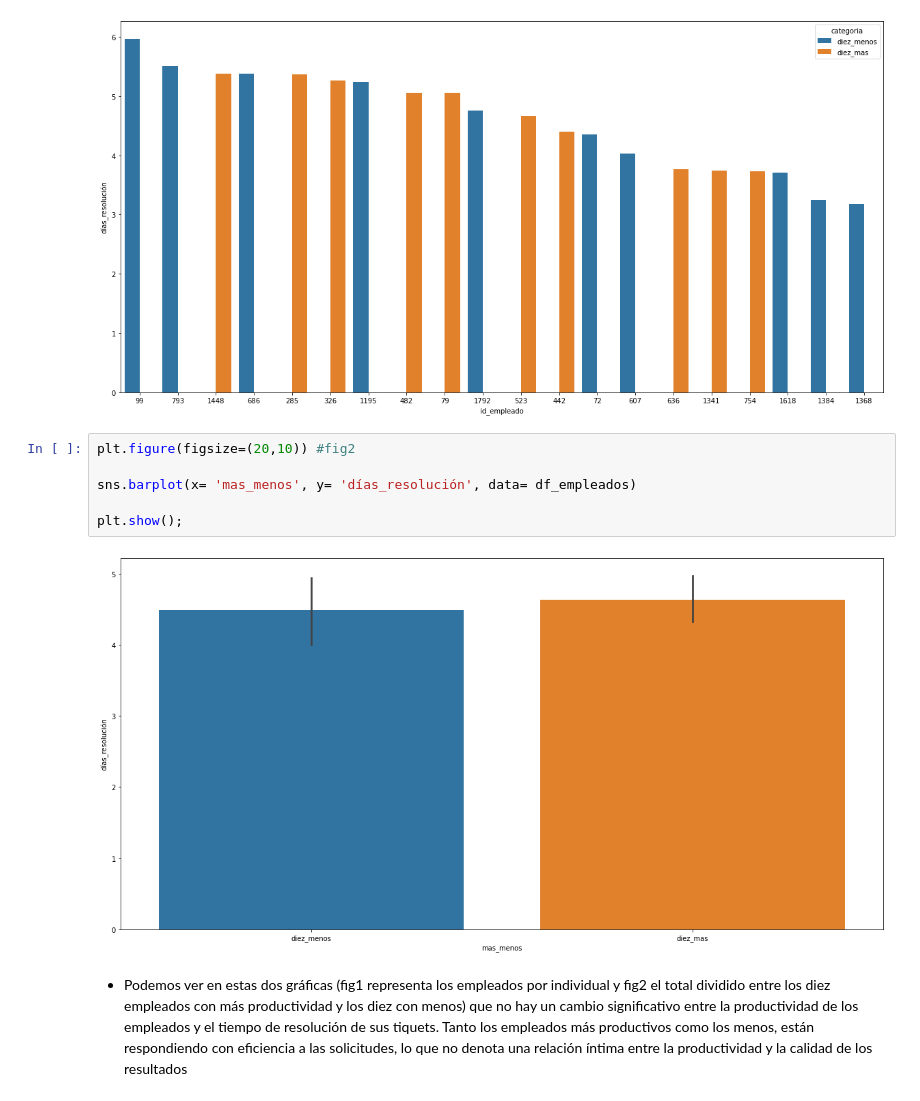
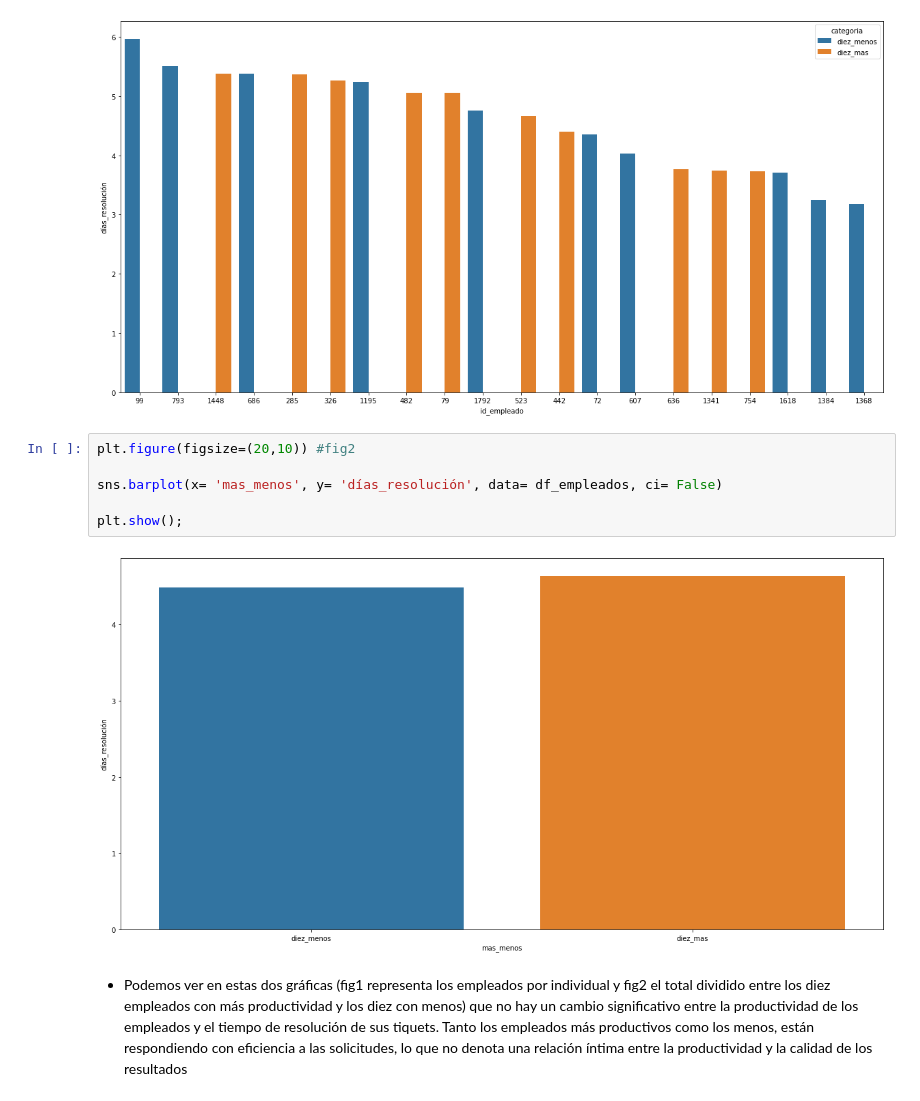
Before and after one commit to Adalab/EDA-y-ETL, a Jupyter notebook: eda/eda-III.ipynb, the cells around one changed output. Cells and saved outputs as stored; diff of their text form.

```diff
--- a/eda/eda-III.ipynb
+++ b/eda/eda-III.ipynb
@@ -237,11 +237,11 @@ plt.show();
 # %%
 plt.figure(figsize=(20,10)) #fig2
 
-sns.barplot(x= 'mas_menos', y= 'días_resolución', data= df_empleados)
+sns.barplot(x= 'mas_menos', y= 'días_resolución', data= df_empleados, ci= False)
 
 plt.show();
 # %% [output]
-[figure, old version]
+[figure, new version]
 # %% [markdown]
 - Podemos ver en estas dos gráficas (fig1 representa los empleados por individual y fig2 el total dividido entre los diez empleados con más productividad y los diez con menos) que no hay un cambio significativo entre la productividad de los empleados y el tiempo de resolución de sus tiquets. Tanto los empleados más productivos como los menos, están respondiendo con eficiencia a las solicitudes, lo que no denota una relación íntima entre la productividad y la calidad de los resultados
 # %% [markdown]
```
Also changed, not shown: parts of 3 cells of this notebook.
